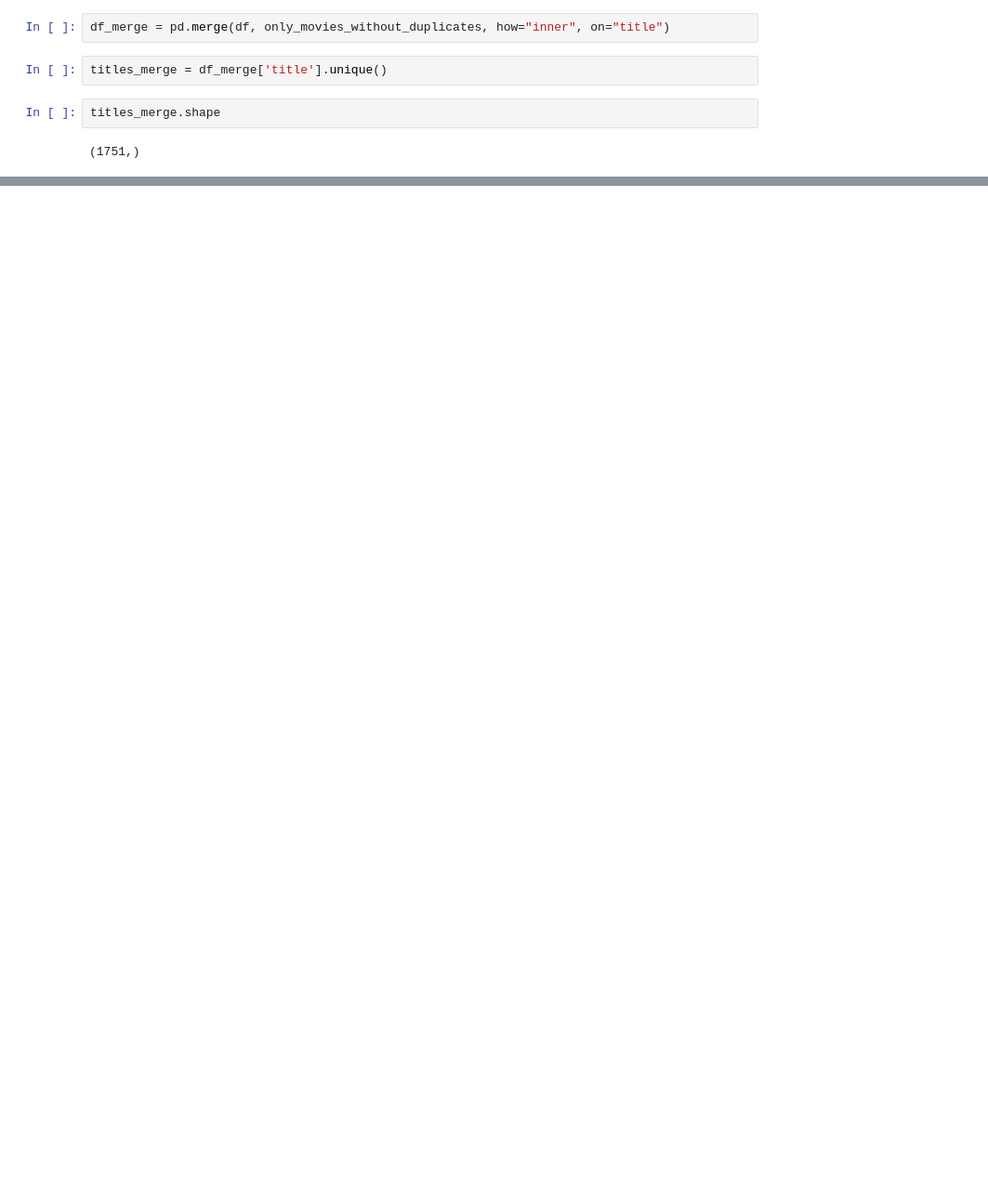
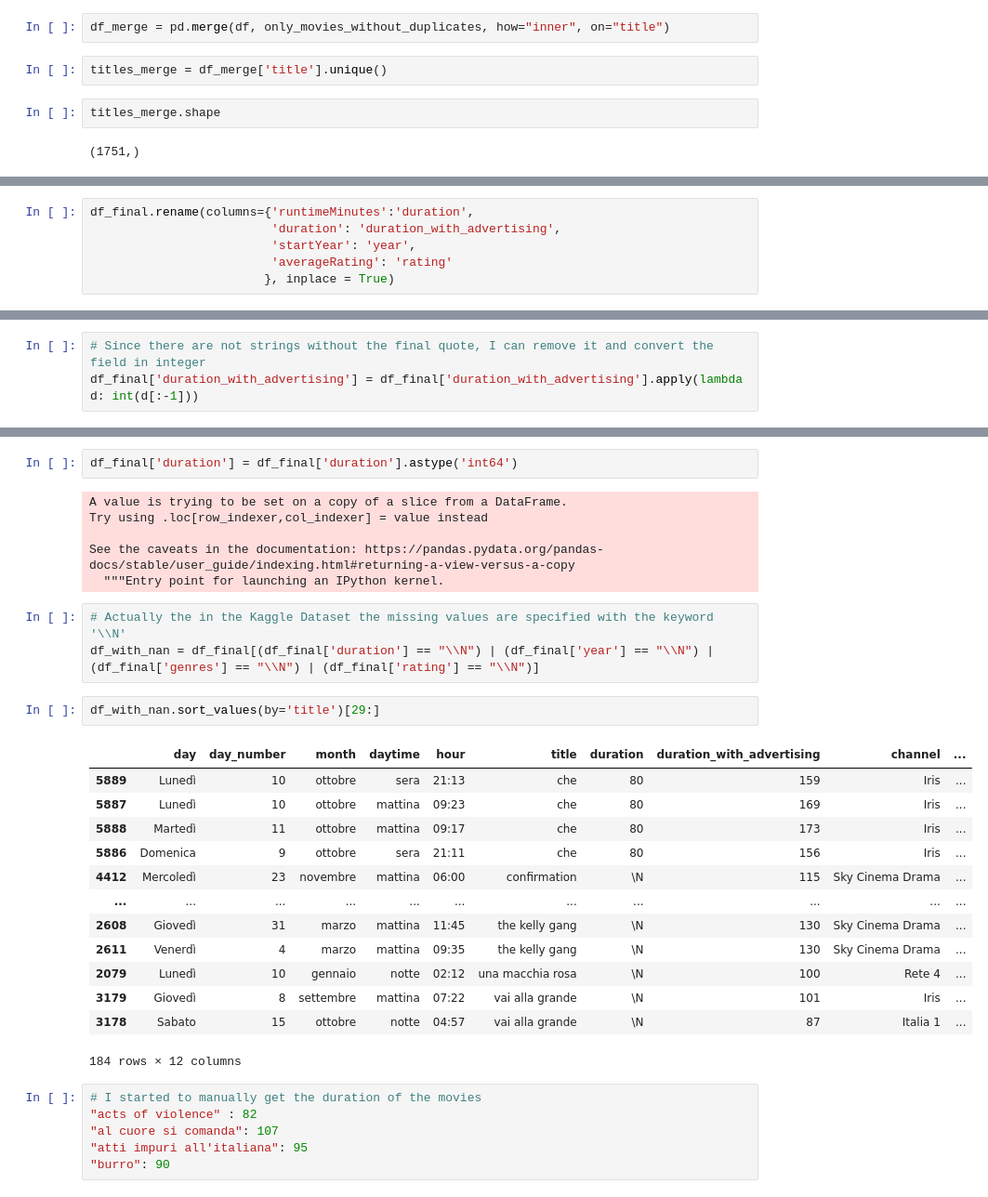
Before and after one commit to florin-git/TV-Movies-Visual-Analytics, a Jupyter notebook: dataset_creation.ipynb, the cells around one changed output, grey strips where cells are left out. Shown at 93% size. Cells and saved outputs as stored; diff of their text form; blank space fills up the shorter version.

```diff
--- a/dataset_creation.ipynb
+++ b/dataset_creation.ipynb
@@ -83,0 +182,6 @@ titles_merge.shape
+# %%
+df_final.rename(columns={'runtimeMinutes':'duration',
+                         'duration': 'duration_with_advertising',
+                         'startYear': 'year',
+                         'averageRating': 'rating'
+                        }, inplace = True)
@@ -83,0 +202,3 @@ titles_merge.shape
+# %%
+# Since there are not strings without the final quote, I can remove it and convert the field in integer
+df_final['duration_with_advertising'] = df_final['duration_with_advertising'].apply(lambda d: int(d[:-1]))
@@ -83,0 +225,33 @@ titles_merge.shape
+# %%
+df_final['duration'] = df_final['duration'].astype('int64')
+# %% [output]
+A value is trying to be set on a copy of a slice from a DataFrame.
+Try using .loc[row_indexer,col_indexer] = value instead
+
+See the caveats in the documentation: https://pandas.pydata.org/pandas-docs/stable/user_guide/indexing.html#returning-a-view-versus-a-copy
+  """Entry point for launching an IPython kernel.
+# %%
+# Actually the in the Kaggle Dataset the missing values are specified with the keyword '\\N'
+df_with_nan = df_final[(df_final['duration'] == "\\N") | (df_final['year'] == "\\N") | (df_final['genres'] == "\\N") | (df_final['rating'] == "\\N")]
+# %%
+df_with_nan.sort_values(by='title')[29:]
+# %% [output]
+|  | day | day_number | month | daytime | hour | title | duration | duration_with_advertising | channel | ... |
+| 5889 | Lunedì | 10 | ottobre | sera | 21:13 | che | 80 | 159 | Iris | ... |
+| 5887 | Lunedì | 10 | ottobre | mattina | 09:23 | che | 80 | 169 | Iris | ... |
+| 5888 | Martedì | 11 | ottobre | mattina | 09:17 | che | 80 | 173 | Iris | ... |
+| 5886 | Domenica | 9 | ottobre | sera | 21:11 | che | 80 | 156 | Iris | ... |
+| 4412 | Mercoledì | 23 | novembre | mattina | 06:00 | confirmation | \N | 115 | Sky Cinema Drama | ... |
+| ... | ... | ... | ... | ... | ... | ... | ... | ... | ... | ... |
+| 2608 | Giovedì | 31 | marzo | mattina | 11:45 | the kelly gang | \N | 130 | Sky Cinema Drama | ... |
+| 2611 | Venerdì | 4 | marzo | mattina | 09:35 | the kelly gang | \N | 130 | Sky Cinema Drama | ... |
+| 2079 | Lunedì | 10 | gennaio | notte | 02:12 | una macchia rosa | \N | 100 | Rete 4 | ... |
+| 3179 | Giovedì | 8 | settembre | mattina | 07:22 | vai alla grande | \N | 101 | Iris | ... |
+| 3178 | Sabato | 15 | ottobre | notte | 04:57 | vai alla grande | \N | 87 | Italia 1 | ... |
+184 rows × 12 columns
+# %%
+# I started to manually get the duration of the movies
+"acts of violence" : 82
+"al cuore si comanda": 107
+"atti impuri all'italiana": 95
+"burro": 90
```
Also changed, not shown: parts of 41 cells of this notebook, 1 other file.
